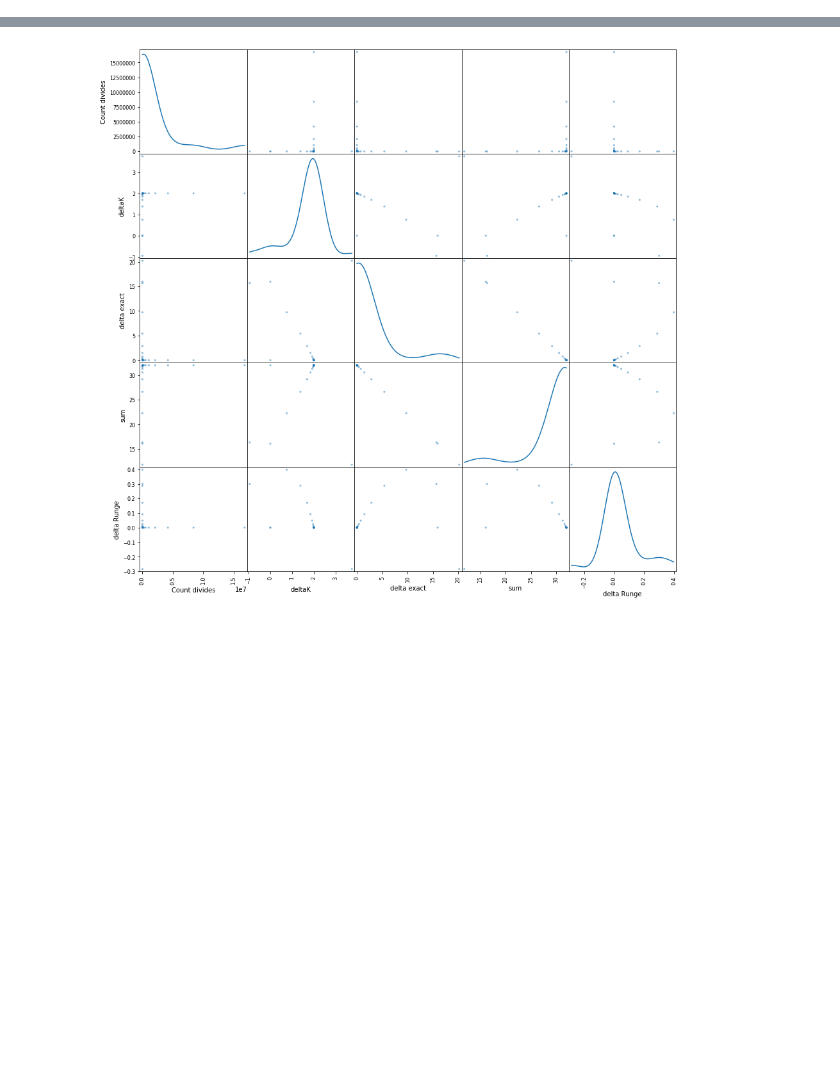
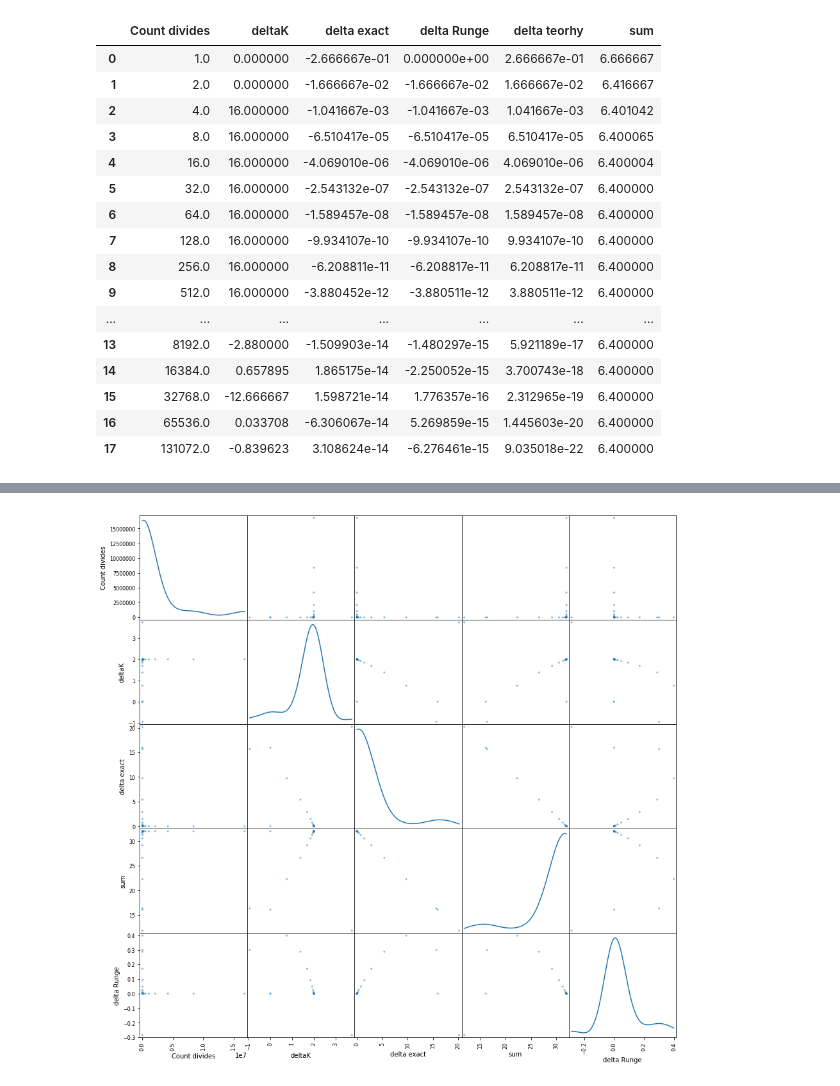
Before and after one commit to DeHazar/computationalMathematics, a Jupyter notebook: Laba2.ipynb, the cells around one changed output, grey strips where cells are left out. Cells and saved outputs as stored; diff of their text form; code cells hidden in the pictures; blank space fills up the shorter version.

```diff
--- a/Laba2.ipynb
+++ b/Laba2.ipynb
@@ -81,0 +79,22 @@ Populating the interactive namespace from numpy and matplotlib
+# %%
+data = calculateIntegral(lambda x, m: x ** m, a=0, b=2, degree=4, n=1 , exact_value=6.4, max_diff =24 ).transpose()
+df = pd.DataFrame(data, columns=['Count divides', 'deltaK', 'delta exact', 'delta Runge', 'delta teorhy', 'sum'])
+df
+# %% [output]
+|  | Count divides | deltaK | delta exact | delta Runge | delta teorhy | sum |
+| 0 | 1.0 | 0.000000 | -2.666667e-01 | 0.000000e+00 | 2.666667e-01 | 6.666667 |
+| 1 | 2.0 | 0.000000 | -1.666667e-02 | -1.666667e-02 | 1.666667e-02 | 6.416667 |
+| 2 | 4.0 | 16.000000 | -1.041667e-03 | -1.041667e-03 | 1.041667e-03 | 6.401042 |
+| 3 | 8.0 | 16.000000 | -6.510417e-05 | -6.510417e-05 | 6.510417e-05 | 6.400065 |
+| 4 | 16.0 | 16.000000 | -4.069010e-06 | -4.069010e-06 | 4.069010e-06 | 6.400004 |
+| 5 | 32.0 | 16.000000 | -2.543132e-07 | -2.543132e-07 | 2.543132e-07 | 6.400000 |
+| 6 | 64.0 | 16.000000 | -1.589457e-08 | -1.589457e-08 | 1.589457e-08 | 6.400000 |
+| 7 | 128.0 | 16.000000 | -9.934107e-10 | -9.934107e-10 | 9.934107e-10 | 6.400000 |
+| 8 | 256.0 | 16.000000 | -6.208811e-11 | -6.208817e-11 | 6.208817e-11 | 6.400000 |
+| 9 | 512.0 | 16.000000 | -3.880452e-12 | -3.880511e-12 | 3.880511e-12 | 6.400000 |
+| ... | ... | ... | ... | ... | ... | ... |
+| 13 | 8192.0 | -2.880000 | -1.509903e-14 | -1.480297e-15 | 5.921189e-17 | 6.400000 |
+| 14 | 16384.0 | 0.657895 | 1.865175e-14 | -2.250052e-15 | 3.700743e-18 | 6.400000 |
+| 15 | 32768.0 | -12.666667 | 1.598721e-14 | 1.776357e-16 | 2.312965e-19 | 6.400000 |
+| 16 | 65536.0 | 0.033708 | -6.306067e-14 | 5.269859e-15 | 1.445603e-20 | 6.400000 |
+| 17 | 131072.0 | -0.839623 | 3.108624e-14 | -6.276461e-15 | 9.035018e-22 | 6.400000 |
```
Also changed, not shown: parts of 7 cells of this notebook, 1 other file.
